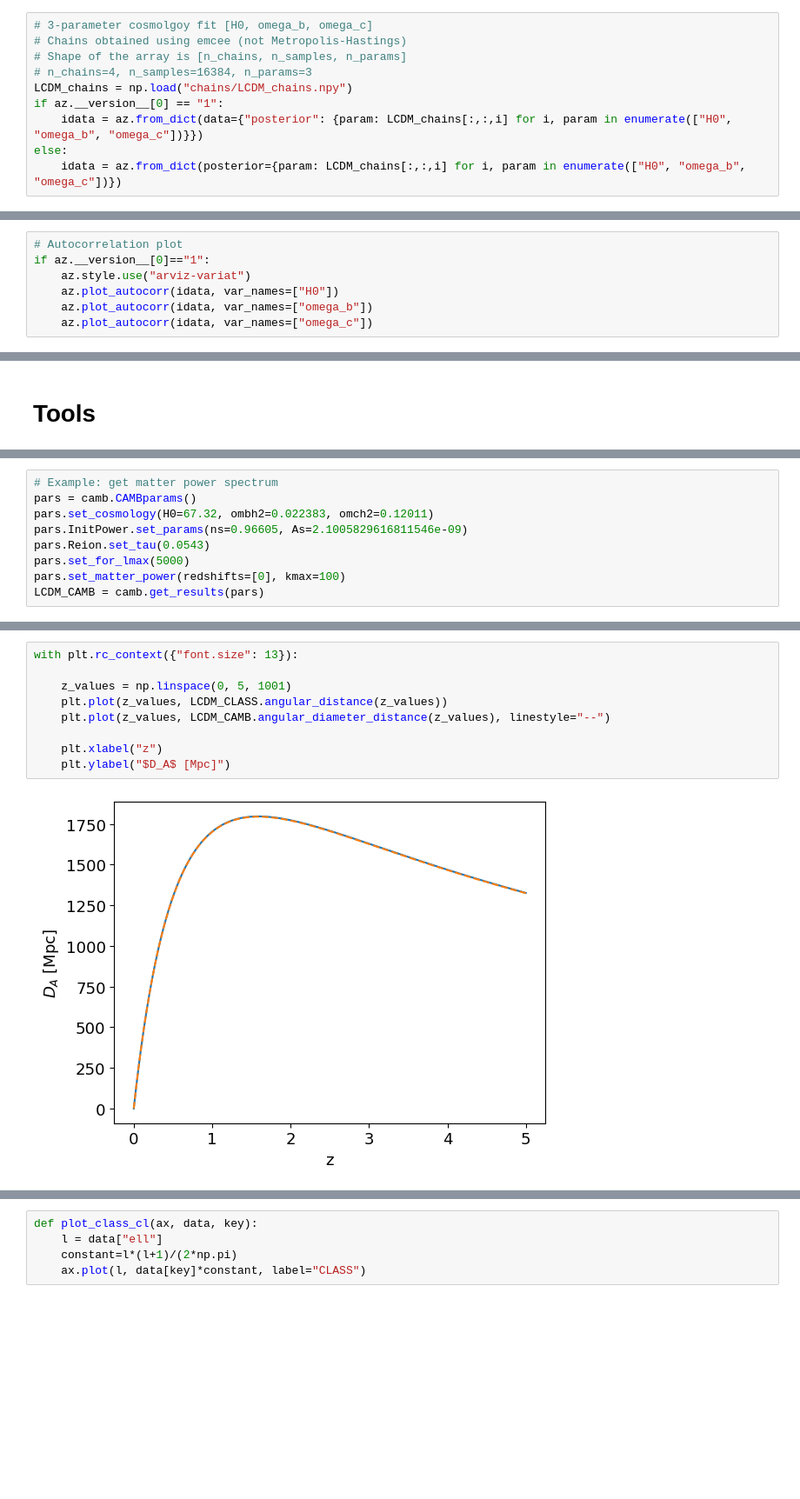
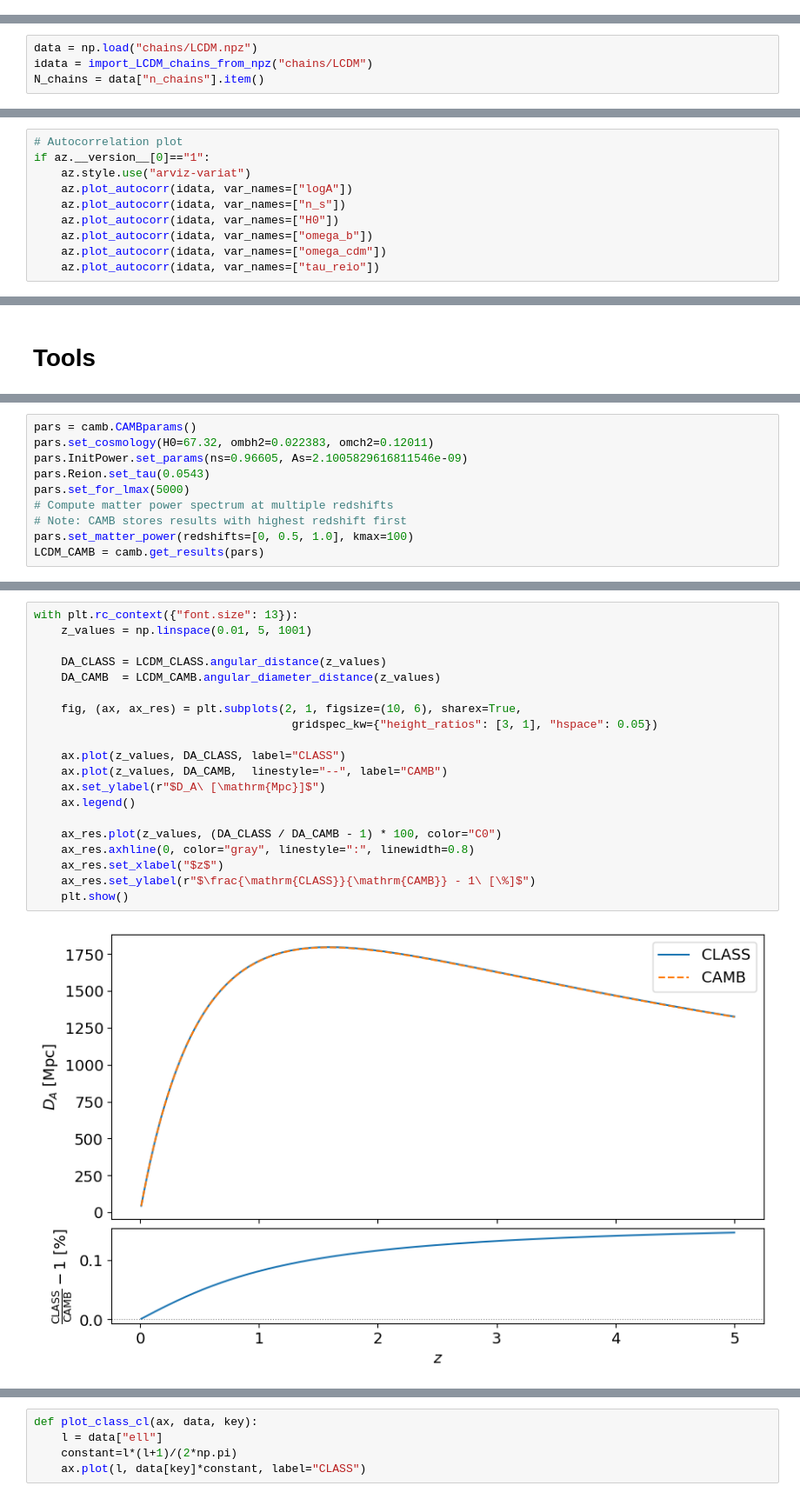
Before and after one commit to vasarm/STTG2026, a Jupyter notebook: lecture3.ipynb, the cells around one changed output, grey strips where cells are left out. Shown at 87% size. Saved outputs shown, nothing was run; the diff lists cells and outputs as text; blank space fills up the shorter version.

```diff
--- a/lecture3.ipynb
+++ b/lecture3.ipynb
@@ -35,10 +21,0 @@ import camb
-# %%
-# 3-parameter cosmolgoy fit [H0, omega_b, omega_c]
-# Chains obtained using emcee (not Metropolis-Hastings)
-# Shape of the array is [n_chains, n_samples, n_params]
-# n_chains=4, n_samples=16384, n_params=3
-LCDM_chains = np.load("chains/LCDM_chains.npy")
-if az.__version__[0] == "1":
-    idata = az.from_dict(data={"posterior": {param: LCDM_chains[:,:,i] for i, param in enumerate(["H0", "omega_b", "omega_c"])}})
-else:
-    idata = az.from_dict(posterior={param: LCDM_chains[:,:,i] for i, param in enumerate(["H0", "omega_b", "omega_c"])})
@@ -44,0 +49,4 @@ else:
+# %%
+data = np.load("chains/LCDM.npz")
+idata = import_LCDM_chains_from_npz("chains/LCDM")
+N_chains = data["n_chains"].item()
@@ -154,7 +215,10 @@ Less common statistic is **Effective sample size (ESS)**, but in some situations
 # Autocorrelation plot
 if az.__version__[0]=="1":
     az.style.use("arviz-variat")
+    az.plot_autocorr(idata, var_names=["logA"])
+    az.plot_autocorr(idata, var_names=["n_s"])
     az.plot_autocorr(idata, var_names=["H0"])
     az.plot_autocorr(idata, var_names=["omega_b"])
-    az.plot_autocorr(idata, var_names=["omega_c"])
+    az.plot_autocorr(idata, var_names=["omega_cdm"])
+    az.plot_autocorr(idata, var_names=["tau_reio"])
 # %% [markdown]
@@ -295,10 +433,11 @@ LCDM_CLASS.set(settings)
 LCDM_CLASS.compute()
 # %%
-# Example: get matter power spectrum
 pars = camb.CAMBparams()
 pars.set_cosmology(H0=67.32, ombh2=0.022383, omch2=0.12011)
 pars.InitPower.set_params(ns=0.96605, As=2.1005829616811546e-09)
 pars.Reion.set_tau(0.0543)
 pars.set_for_lmax(5000)
-pars.set_matter_power(redshifts=[0], kmax=100)
+# Compute matter power spectrum at multiple redshifts
+# Note: CAMB stores results with highest redshift first
+pars.set_matter_power(redshifts=[0, 0.5, 1.0], kmax=100)
 LCDM_CAMB = camb.get_results(pars)
@@ -325,11 +490,22 @@ with plt.rc_context({"font.size": 13}):
 # %%
 with plt.rc_context({"font.size": 13}):
+    z_values = np.linspace(0.01, 5, 1001)
 
-    z_values = np.linspace(0, 5, 1001)
-    plt.plot(z_values, LCDM_CLASS.angular_distance(z_values))
-    plt.plot(z_values, LCDM_CAMB.angular_diameter_distance(z_values), linestyle="--")
+    DA_CLASS = LCDM_CLASS.angular_distance(z_values)
+    DA_CAMB  = LCDM_CAMB.angular_diameter_distance(z_values)
 
-    plt.xlabel("z")
-    plt.ylabel("$D_A$ [Mpc]")
+    fig, (ax, ax_res) = plt.subplots(2, 1, figsize=(10, 6), sharex=True,
+                                      gridspec_kw={"height_ratios": [3, 1], "hspace": 0.05})
+
+    ax.plot(z_values, DA_CLASS, label="CLASS")
+    ax.plot(z_values, DA_CAMB,  linestyle="--", label="CAMB")
+    ax.set_ylabel(r"$D_A\ [\mathrm{Mpc}]$")
+    ax.legend()
+
+    ax_res.plot(z_values, (DA_CLASS / DA_CAMB - 1) * 100, color="C0")
+    ax_res.axhline(0, color="gray", linestyle=":", linewidth=0.8)
+    ax_res.set_xlabel("$z$")
+    ax_res.set_ylabel(r"$\frac{\mathrm{CLASS}}{\mathrm{CAMB}} - 1\ [\%]$")
+    plt.show()
 # %% [output]
-[figure, old version]
+[figure, new version]
```
Also changed, not shown: parts of 36 cells of this notebook, 5 other files.
